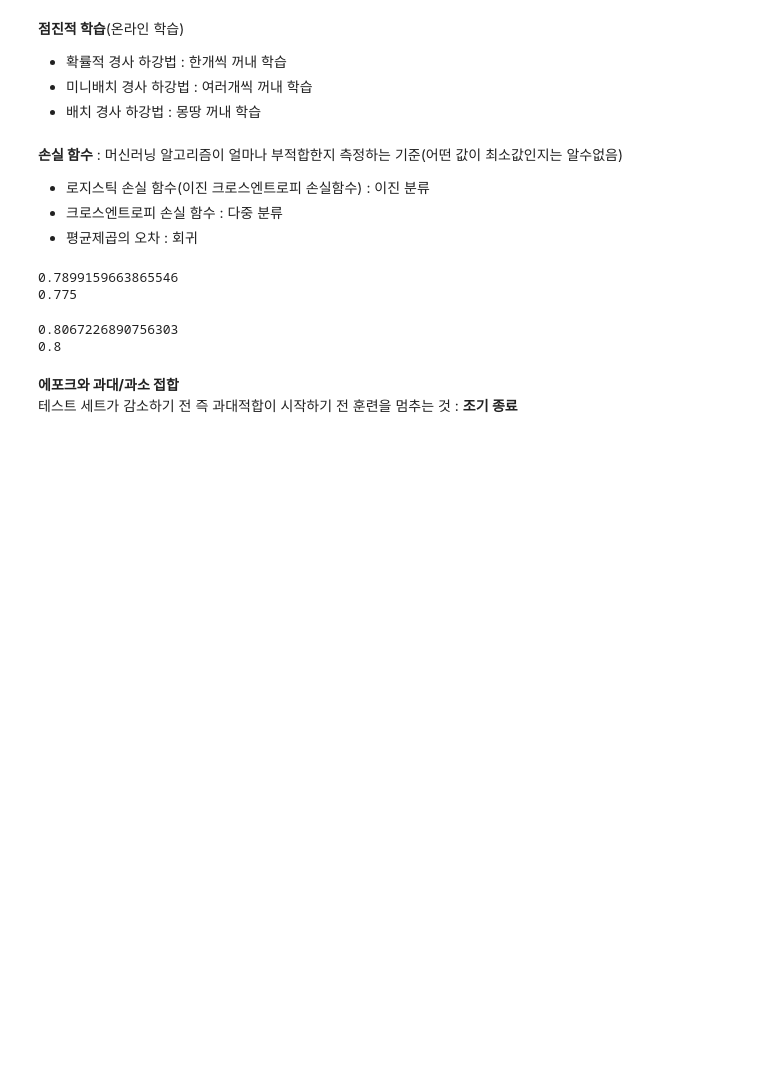
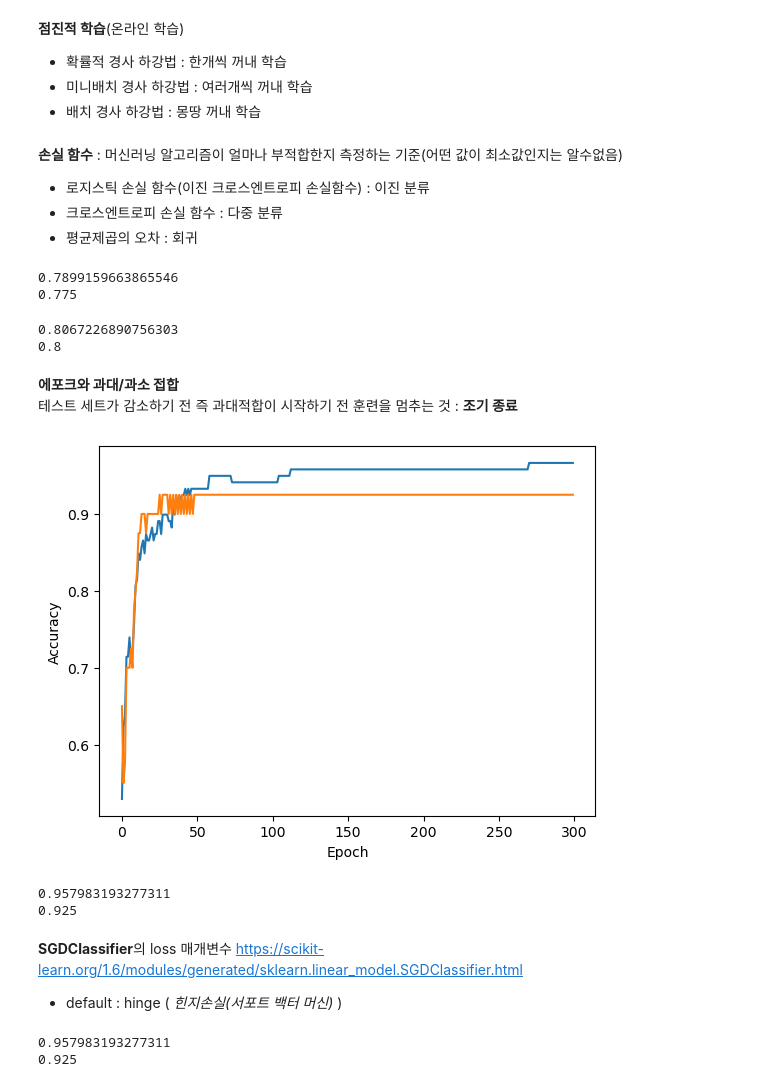
Before and after one commit to soeun823/hon_gong_machine, a Jupyter notebook: chapter4.ipynb, the cells around one changed output. Saved outputs shown, nothing was run; the diff lists cells and outputs as text; code cells hidden in the pictures; blank space fills up the shorter version.

```diff
--- a/chapter4.ipynb
+++ b/chapter4.ipynb
@@ -217,3 +217,46 @@ print(sc.score(test_scaled, test_target))
 # %% [markdown]
 **에포크와 과대/과소 접합**<br>
 테스트 세트가 감소하기 전 즉 과대적합이 시작하기 전 훈련을 멈추는 것 : **조기 종료**
+# %%
+import numpy as np
+sc = SGDClassifier(loss='log_loss', random_state=42)
+train_score = []
+test_score = []
+classes = np.unique(train_target) ##집합처럼 리스트에 있는 값의 중복을 없앤 즉, 고유의 값만 들고와서 보여주는 그런거군랙
+# %%
+for _ in range(0,300):
+    sc.partial_fit(train_scaled, train_target, classes=classes)
+    train_score.append(sc.score(train_scaled, train_target))
+    test_score.append(sc.score(test_scaled, test_target))
+# %%
+import matplotlib.pyplot as plt
+plt.plot(train_score)
+plt.plot(test_score)
+plt.xlabel('Epoch')
+plt.ylabel('Accuracy')
+plt.show()
+# 점점 더 벌어지고 잇음~~
+# %% [output]
+[figure, added]
+# %%
+sc =SGDClassifier(loss='log_loss', max_iter=100,tol=None,random_state=42)
+sc.fit(train_scaled, train_target)
+print(sc.score(train_scaled, train_target))
+print(sc.score(test_scaled, test_target))
+#일정 에포크 동안 성능이 향상되지 않으면 더 훈련하지 않고 자동으로 멈춤
+#tol 매개변수에서 향상될 최솟값을 지정, 이 코드에서는 tol매개변수를 None으로 지정하여 자졷으로 멈추지 않고 max_iter=100만큼 무조건 반복함
+# %% [output]
+0.957983193277311
+0.925
+# %% [markdown]
+**SGDClassifier**의 loss 매개변수
+https://scikit-learn.org/1.6/modules/generated/sklearn.linear_model.SGDClassifier.html
+* default : hinge (&nbsp;*힌지손실(서포트 백터 머신)* )
+# %%
+sc= SGDClassifier(loss='log_loss',max_iter=100,tol=None, random_state=42)
+sc.fit(train_scaled, train_target)
+print(sc.score(train_scaled, train_target))
+print(sc.score(test_scaled, test_target))
+# %% [output]
+0.957983193277311
+0.925
```
